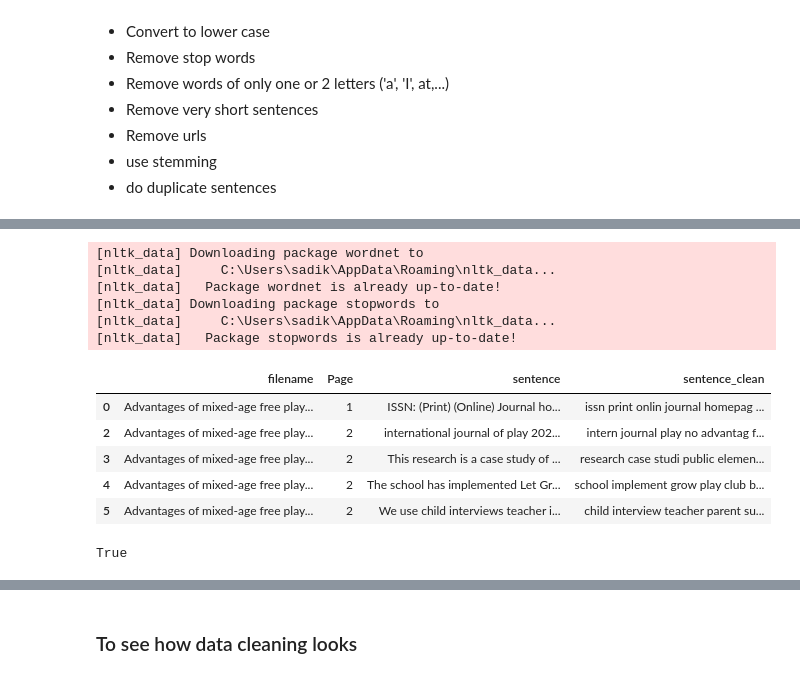
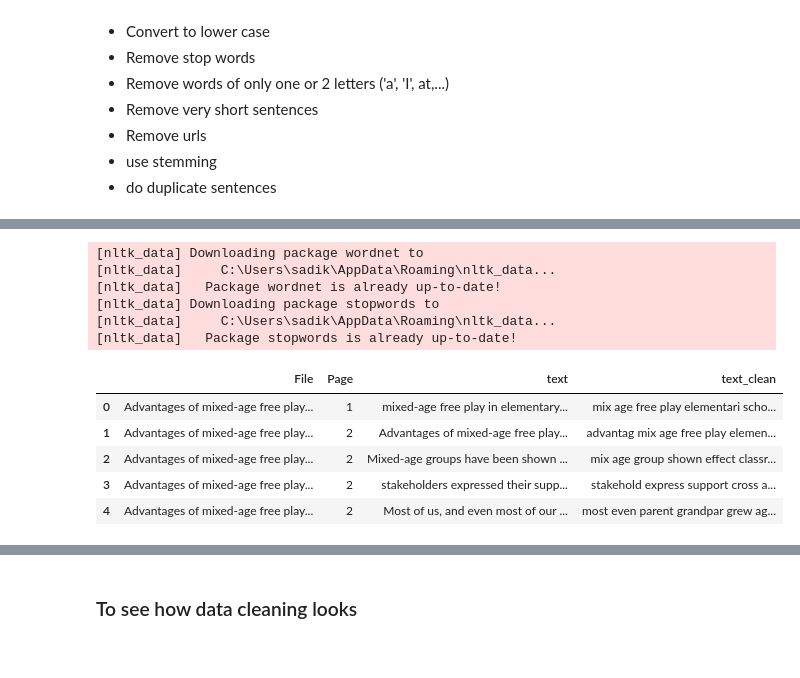
Before and after one commit to sadiksha99/bertopic, a Jupyter notebook: BERTtopic.ipynb, the cells around one changed output, grey strips where cells are left out. Drawn from its saved outputs; the diff is of its cells as text; code cells hidden in the pictures.

```diff
--- a/BERTtopic.ipynb
+++ b/BERTtopic.ipynb
@@ -163,6 +210,6 @@ Load the articles from your CSV file using pandas.
 import pandas as pd
 
 # Load the data
-df= pd.read_csv(r'C:\Users\sadik\OneDrive\Documenten\Howest\semester6\AI_project\project\all_sentences.csv')
+df= pd.read_csv(r'C:\Users\sadik\OneDrive\Documenten\Howest\semester6\AI_project\project\studies_lobke.csv')
 df.head()
 # %% [output]
@@ -200,7 +247,7 @@ def remove_sensitive_info(text):
     return cleaned_text.strip()
 
 # Apply function to remove names, personal info, dates, and numbers from df['sentence_clean']
-df['sentence_clean'] = df['sentence'].apply(remove_sensitive_info)
+df['text_clean'] = df['text'].apply(remove_sensitive_info)
 
 # Display cleaned dataframe
 display(df.head())
@@ -241,7 +288,7 @@ def remove_geographical_entities(text):
     return " ".join(filtered_tokens)
 
 # Apply function to remove cities, countries, and geography
-df['sentence_clean'] = df['sentence'].apply(remove_geographical_entities)
+df['text_clean'] = df['text'].apply(remove_geographical_entities)
 
 # Display a few cleaned sentences
 df.head()
@@ -285,7 +332,7 @@ important_stopwords = {
 stop_words -= important_stopwords
 
 # Minimum word length threshold
-minWordSize = 4
+minWordSize = 2
 
 # Initialize the WordNetLemmatizer and PorterStemmer
 lemmatizer = WordNetLemmatizer()
@@ -296,61 +343,45 @@ def preprocess_text(text):
     if not isinstance(text, str):
         return ""  # Handle missing or non-string values
 
-    # Remove URLs (http, https, www, etc.)
-    text = re.sub(r'http\S+|www\S+|https\S+', '', text, flags=re.MULTILINE)
-
     # Normalize Unicode characters
     text = unicodedata.normalize('NFKD', text)
-
-    # Replace non-alphabetic characters with a space
-    text = re.sub(r'[^a-zA-Z\s]', ' ', text)
 
     # Convert text to lowercase and split into words
     words = text.lower().split()
 
     # Remove stopwords except for retained important ones
     filtered_words = [word for word in words if word not in stop_words]
 
     # Apply lemmatization
     lemmatized_words = [lemmatizer.lemmatize(word) for word in filtered_words]
 
     # Apply stemming after lemmatization
     stemmed_words = [stemmer.stem(word) for word in lemmatized_words]
 
     # Remove short words after stopword removal, except retained important words
     final_words = [w for w in stemmed_words if len(w) >= minWordSize or w in important_stopwords]
 
     # Remove duplicate words within each sentence (preserving order)
     unique_words = list(dict.fromkeys(final_words))
 
     # Ensure proper spacing between words
     return " ".join(unique_words)
 
 # Apply preprocessing function to clean sentences
-df['sentence_clean'] = df['sentence_clean'].apply(preprocess_text)
-
-# Identify and remove duplicate sentences
-sentence_counts = Counter(df['sentence_clean'])
-
-# Remove sentences that appear multiple times
-df = df[df['sentence_clean'].map(sentence_counts) == 1]
+df['text_clean'] = df['text_clean'].apply(preprocess_text)
 
 # Display the first elements after processing
 df.head()
 # %% [output]
 [nltk_data] Downloading package wordnet to
 [nltk_data]     C:\Users\sadik\AppData\Roaming\nltk_data...
 [nltk_data]   Package wordnet is already up-to-date!
 [nltk_data] Downloading package stopwords to
 [nltk_data]     C:\Users\sadik\AppData\Roaming\nltk_data...
 [nltk_data]   Package stopwords is already up-to-date!
-|  | filename | Page | sentence | sentence_clean |
-| 0 | Advantages of mixed-age free play... | 1 | ISSN: (Print) (Online) Journal ho... | issn print onlin journal homepag ... |
-| 2 | Advantages of mixed-age free play... | 2 | international journal of play 202... | intern journal play no advantag f... |
-| 3 | Advantages of mixed-age free play... | 2 | This research is a case study of ... | research case studi public elemen... |
-| 4 | Advantages of mixed-age free play... | 2 | The school has implemented Let Gr... | school implement grow play club b... |
-| 5 | Advantages of mixed-age free play... | 2 | We use child interviews teacher i... | child interview teacher parent su... |
+|  | File | Page | text | text_clean |
+| 0 | Advantages of mixed-age free play... | 1 | mixed-age free play in elementary... | mix age free play elementari scho... |
+| 1 | Advantages of mixed-age free play... | 2 | Advantages of mixed-age free play... | advantag mix age free play elemen... |
+| 2 | Advantages of mixed-age free play... | 2 | Mixed-age groups have been shown ... | mix age group shown effect classr... |
+| 3 | Advantages of mixed-age free play... | 2 | stakeholders expressed their supp... | stakehold express support cross a... |
+| 4 | Advantages of mixed-age free play... | 2 | Most of us, and even most of our ... | most even parent grandpar grew ag... |
-# %%
-df['sentence_clean'].is_unique
-# %% [output]
-True
```
Also changed, not shown: parts of 26 cells of this notebook, 6 other files.
